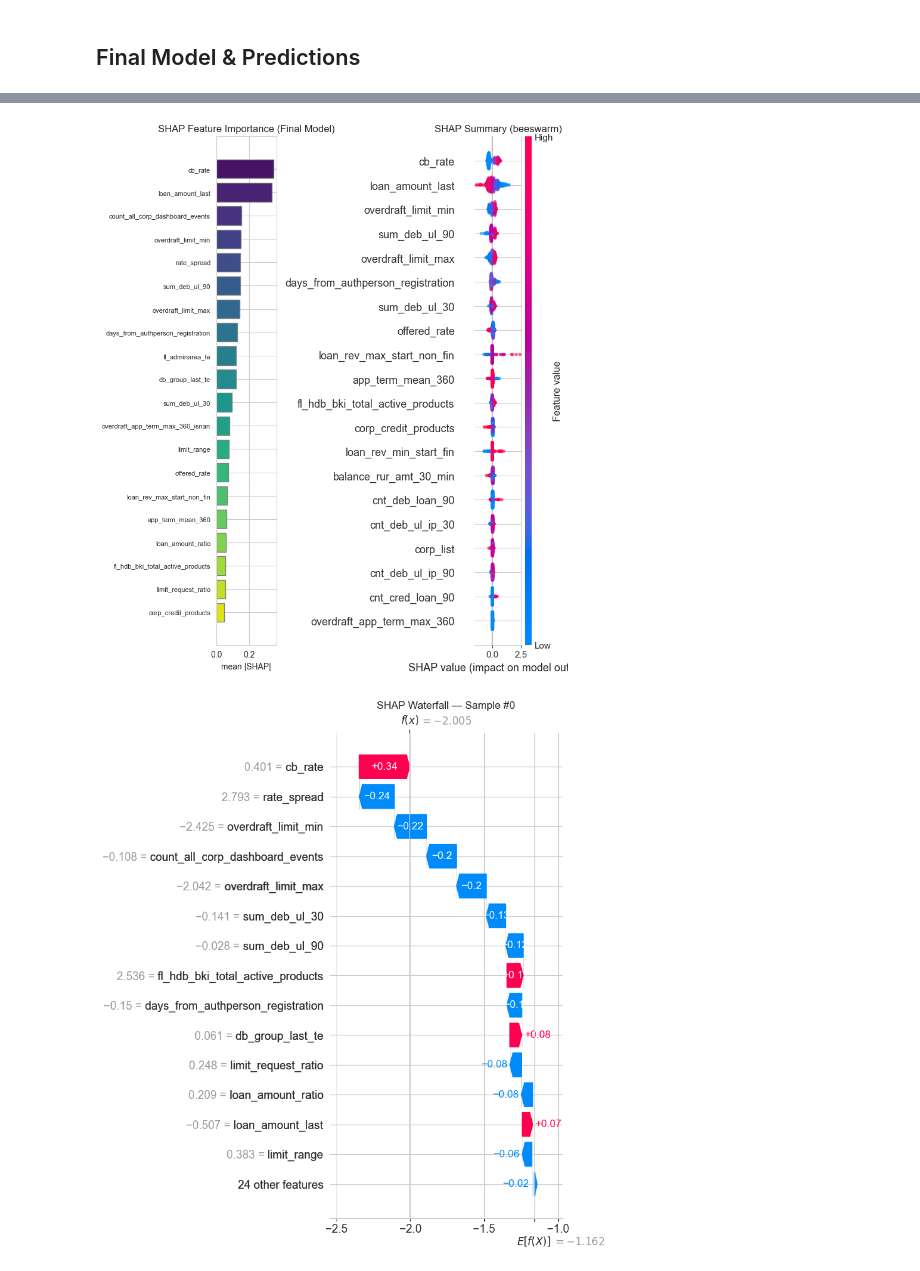
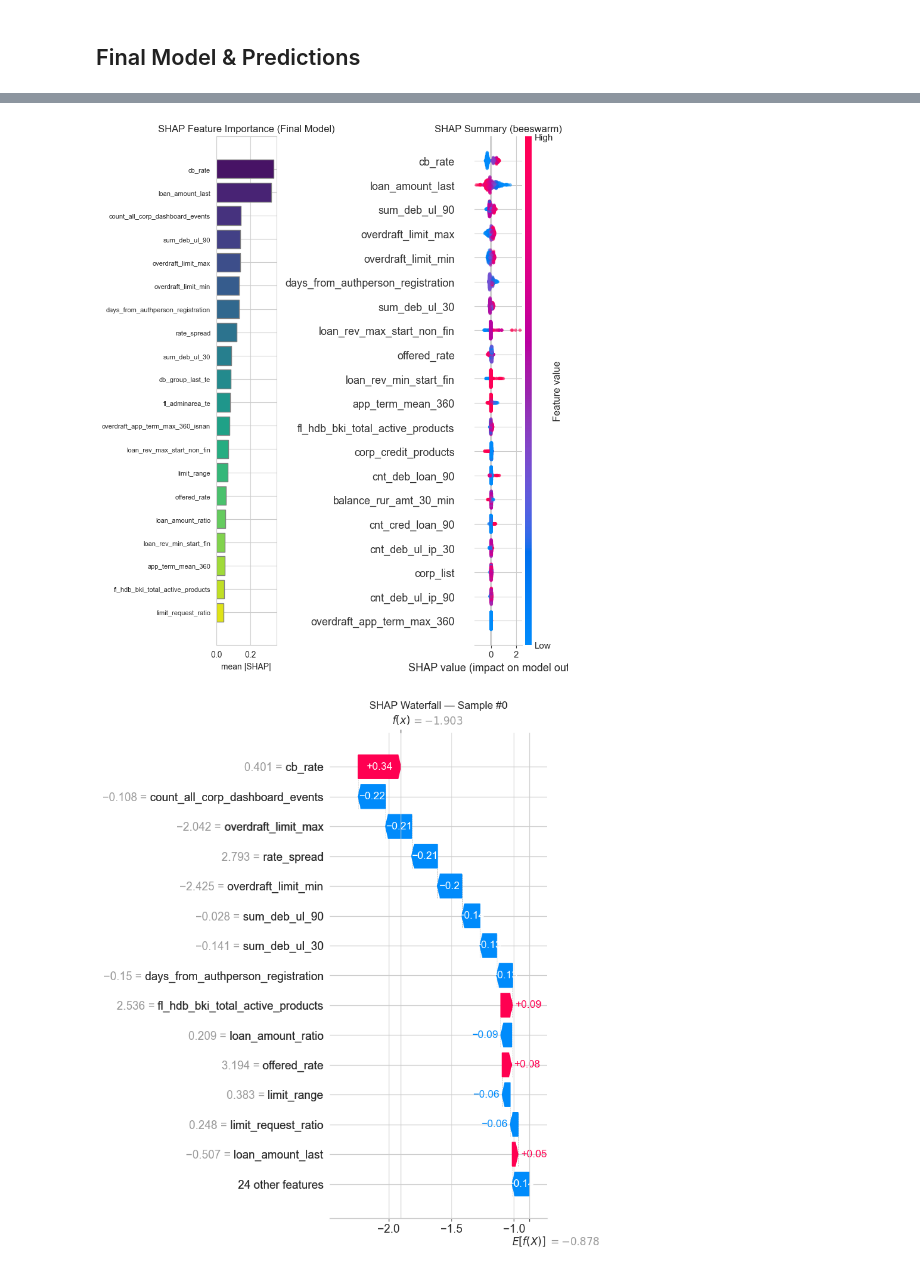
Before and after one commit to homopeccati/overdraft_model, a Jupyter notebook: notebooks/pipeline.ipynb, the cells around one changed output, grey strips where cells are left out. Saved outputs shown, nothing was run; the diff lists cells and outputs as text; code cells hidden in the pictures.

Commit message:
model - v2

```diff
--- a/notebooks/pipeline.ipynb
+++ b/notebooks/pipeline.ipynb
@@ -285,13 +285,17 @@ Best ROC-AUC: 0.8310
 ## Final Model & Predictions
 # %%
 final = train_final_model(X_train_aug, y_train, best_params=best_params,
-                           model_name="LightGBM", calibrate=True, plot=True)
+                           model_name="LightGBM",
+                           calibration_method="sigmoid",
+                           threshold_metric="accuracy",
+                           plot=True)
 
 preds = generate_predictions(
     final["model"], X_test_aug,
     front_ids=test["front_id"],
     calibrator=final["calibrator"],
-    threshold=final["metrics"]["threshold"],
+    submission_format="probability",
+    submission_col="target_value",
 )
 preds.head(10)
 # %% [output]
@@ -313,4 +317,4 @@ FINAL MODEL
 
   Computing SHAP values...
-[figure, old version]
+[figure, new version]
-[figure, old version]
+[figure, new version]
```
Also changed, not shown: parts of 3 cells of this notebook, 8 other files.
